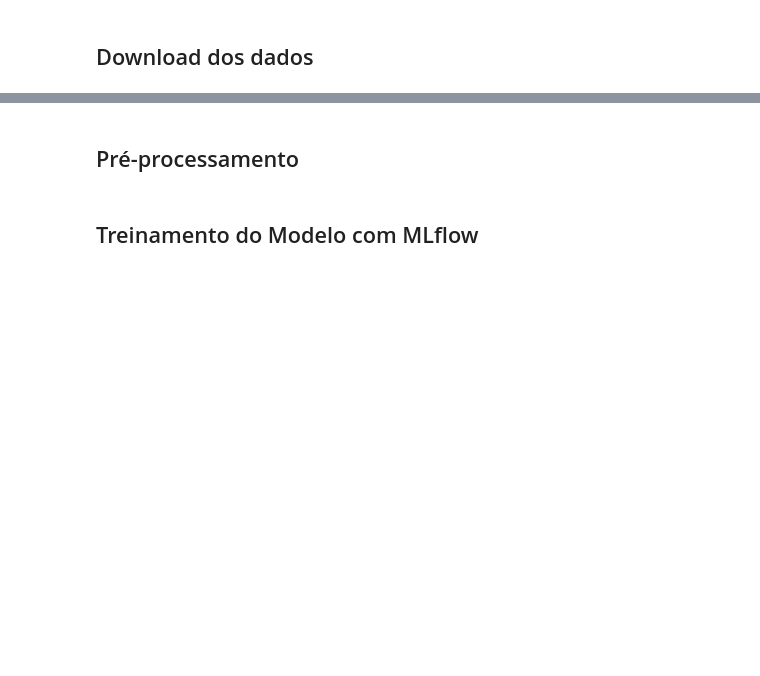
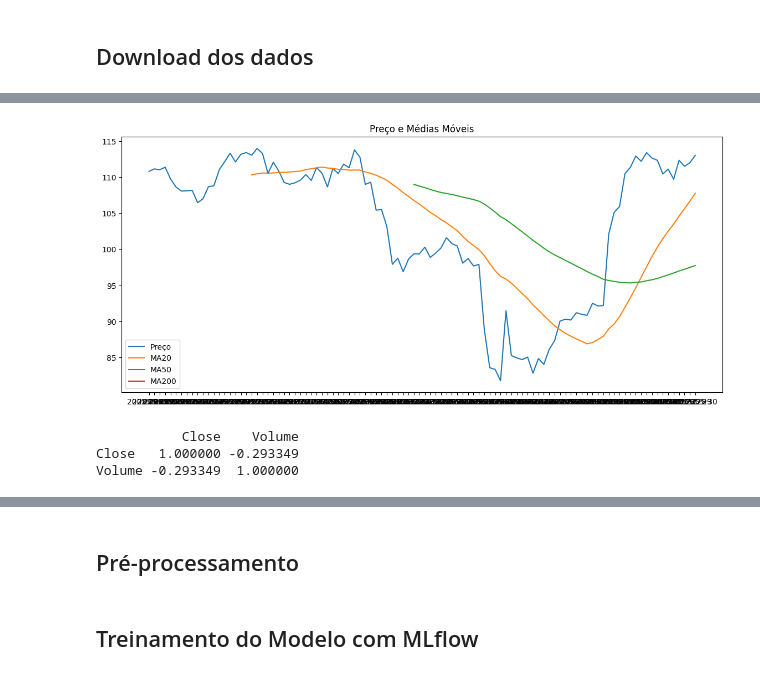
Before and after one commit to diegoalber1/ml-tech-fiap-financial-api, a Jupyter notebook: notebooks/stocks-model-training.ipynb, the cells around one changed output, grey strips where cells are left out. Cells and saved outputs as stored; diff of their text form; code cells hidden in the pictures; blank space fills up the shorter version.

```diff
--- a/notebooks/stocks-model-training.ipynb
+++ b/notebooks/stocks-model-training.ipynb
@@ -66,0 +108,22 @@ Price
+# %%
+df['MA20'] = df['Close'].rolling(window=20).mean()
+df['MA50'] = df['Close'].rolling(window=50).mean()
+df['MA200'] = df['Close'].rolling(window=200).mean()
+
+plt.figure(figsize=(14, 6))
+plt.plot(df['Close'], label='Preço')
+plt.plot(df['MA20'], label='MA20')
+plt.plot(df['MA50'], label='MA50')
+plt.plot(df['MA200'], label='MA200')
+plt.legend()
+plt.title('Preço e Médias Móveis')
+plt.show()
+# %% [output]
+[figure, added]
+# %%
+correlation = df[['Close', 'Volume']].corr()
+print(correlation)
+# %% [output]
+           Close    Volume
+Close   1.000000 -0.293349
+Volume -0.293349  1.000000
```
Also changed, not shown: parts of 7 cells of this notebook.
